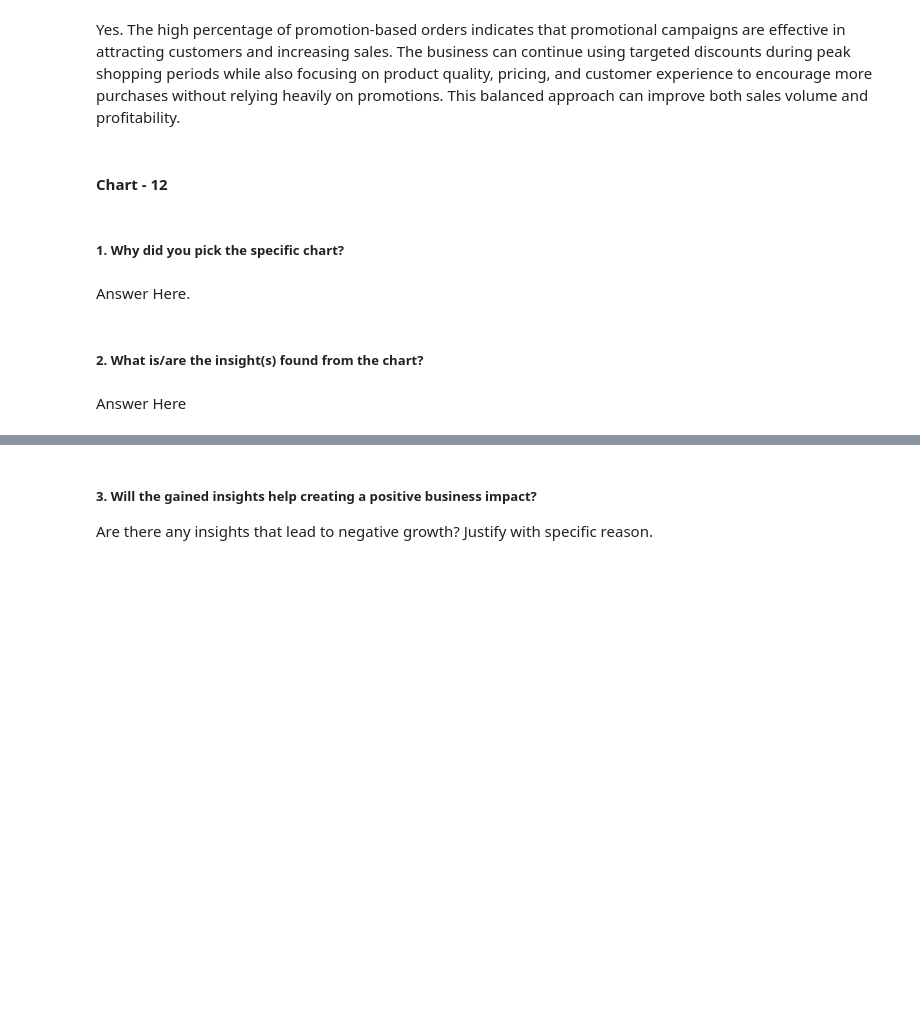
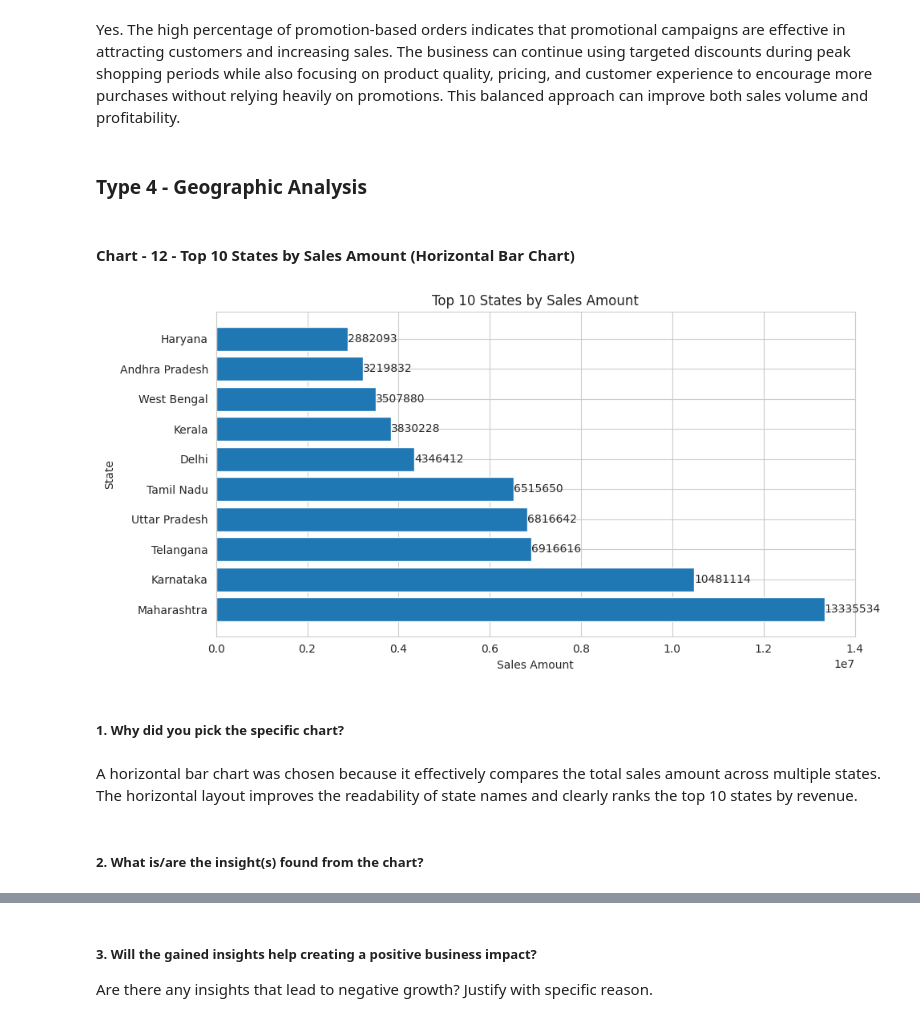
Before and after one commit to adityajain9756-rgb/ecommerce-sales-analysis, a Jupyter notebook: EDA_aditya_amazon.ipynb, the cells around one changed output, grey strips where cells are left out. Drawn from its saved outputs; the diff is of its cells as text; code cells hidden in the pictures; blank space fills up the shorter version.

Commit message:
Geographic Analysis Data Visualization

```diff
--- a/EDA_aditya_amazon.ipynb
+++ b/EDA_aditya_amazon.ipynb
@@ -220,6 +220,9 @@ df_clean['Date'] = pd.to_datetime(df_clean['Date'], format='%m-%d-%y')
 
 # Remove duplicate records
 df_clean.drop_duplicates(inplace=True)
+
+# Remove state name inconsistency
+df_clean['ship-state'] = df_clean['ship-state'].str.strip().str.title()
 
 # Fill missing values
 df_clean['Courier Status'] = df_clean['Courier Status'].fillna('Unknown')
@@ -728,5 +731,3 @@ A pie chart was chosen because the data consists of two categories—Promotion a
 Are there any insights that lead to negative growth? Justify with specific reason.
 # %% [markdown]
 Yes. The high percentage of promotion-based orders indicates that promotional campaigns are effective in attracting customers and increasing sales. The business can continue using targeted discounts during peak shopping periods while also focusing on product quality, pricing, and customer experience to encourage more purchases without relying heavily on promotions. This balanced approach can improve both sales volume and profitability.
-# %% [markdown]
-#### Chart - 12
@@ -735,8 +734,35 @@ Yes. The high percentage of promotion-based orders indicates that promotional ca
+# %% [markdown]
+### Type 4 - Geographic Analysis
+# %% [markdown]
+#### Chart - 12 - Top 10 States by Sales Amount (Horizontal Bar Chart)
+# %%
+# Chart - 12 visualization code
+top_states = (df_clean.groupby('ship-state')['Amount']
+              .sum()
+              .sort_values(ascending=False)
+              .head(10))
+
+plt.figure(figsize=(10,5))
+
+bars = plt.barh(top_states.index, top_states.values)
+
+for bar in bars:
+    plt.text(bar.get_width(),
+             bar.get_y() + bar.get_height()/2,
+             f'{bar.get_width():.0f}',
+             va='center')
+
+plt.title('Top 10 States by Sales Amount')
+plt.xlabel('Sales Amount')
+plt.ylabel('State')
+
+plt.tight_layout()
+plt.show()
+# %% [output]
+[figure, added]
 # %% [markdown]
 ##### 1. Why did you pick the specific chart?
-# %% [markdown]
-Answer Here.
+# %% [markdown]
+A horizontal bar chart was chosen because it effectively compares the total sales amount across multiple states. The horizontal layout improves the readability of state names and clearly ranks the top 10 states by revenue.
 # %% [markdown]
 ##### 2. What is/are the insight(s) found from the chart?
-# %% [markdown]
-Answer Here
```
Also changed, not shown: parts of 49 cells of this notebook.
